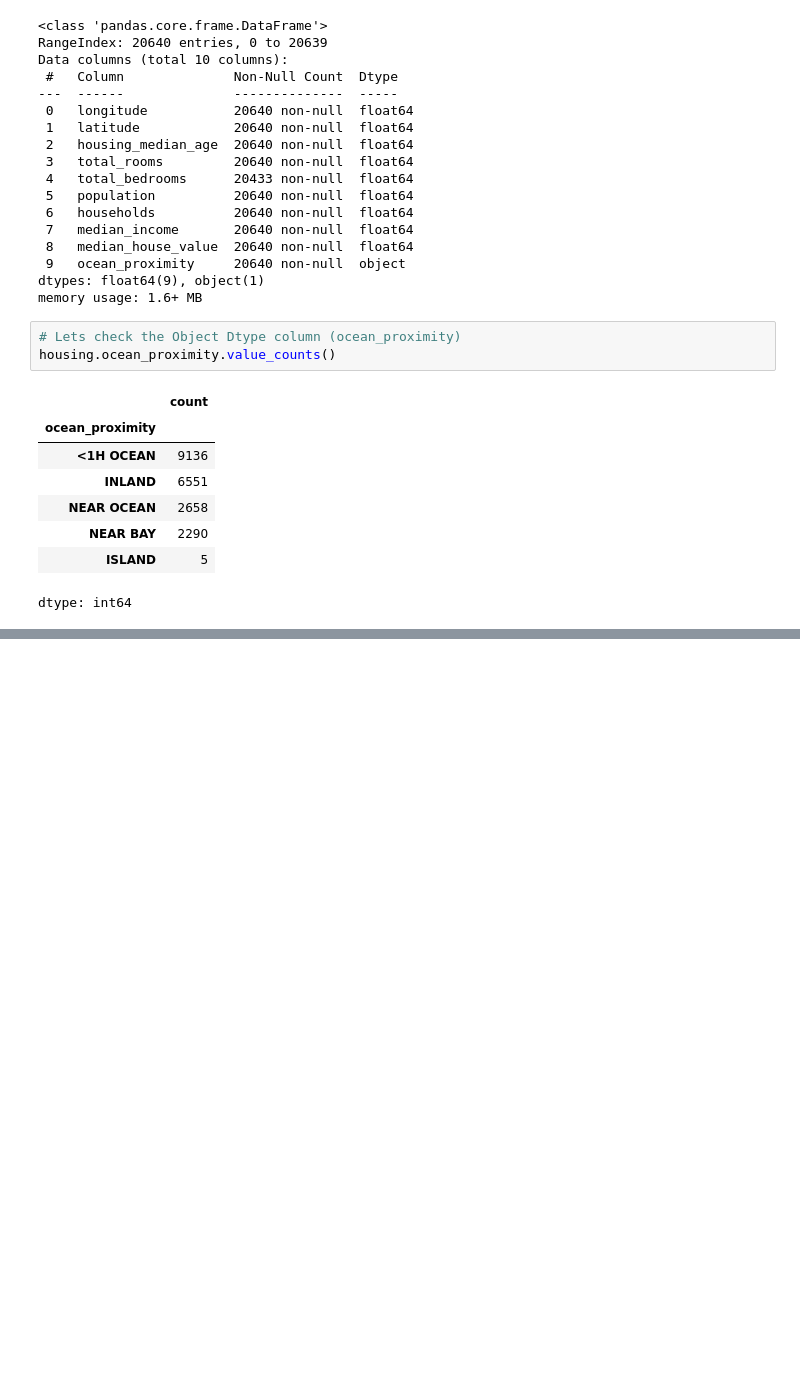
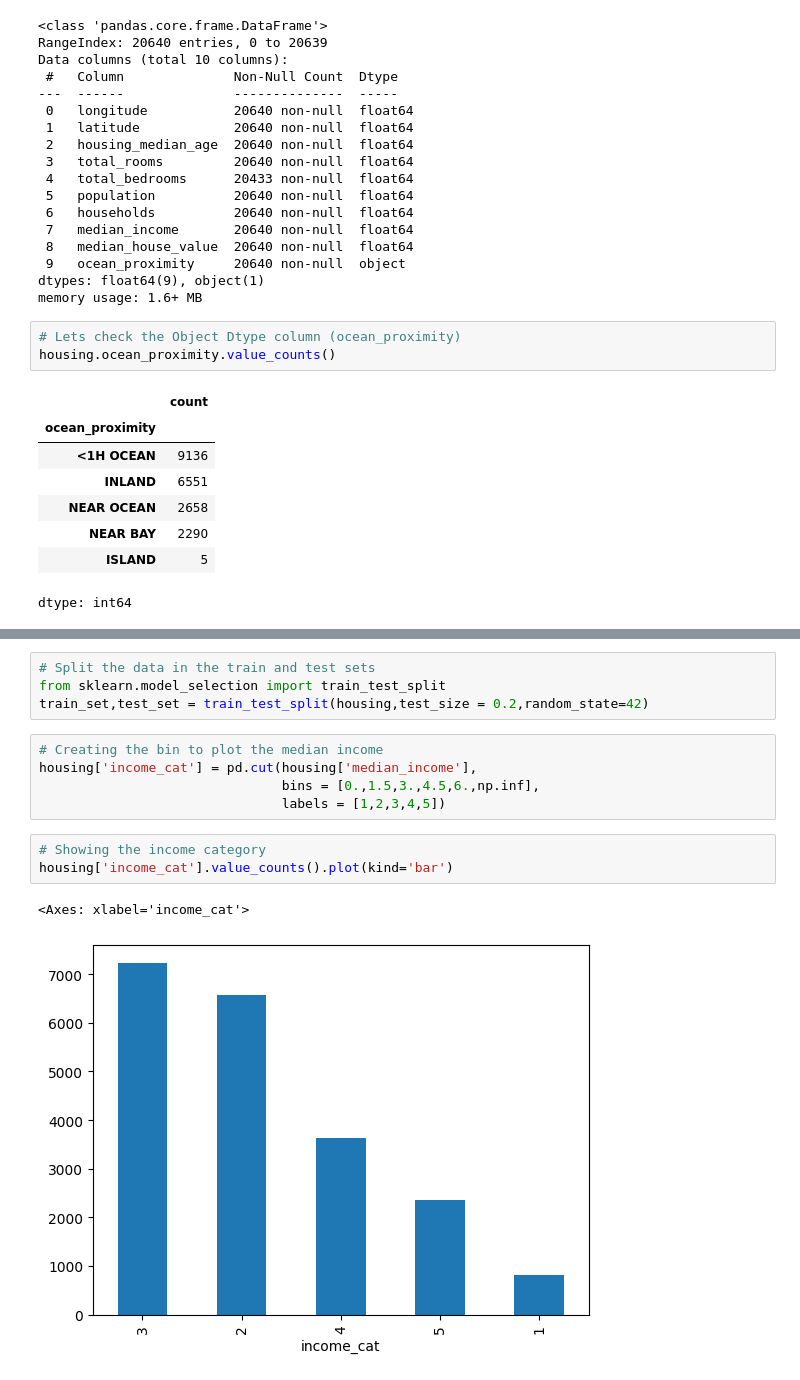
Before and after one commit to Abhi-pacific/housing_price_prediction, a Jupyter notebook: Housing_Price_Prediction.ipynb, the cells around one changed output, grey strips where cells are left out. Saved outputs shown, nothing was run; the diff lists cells and outputs as text; blank space fills up the shorter version.

Commit message:
income category added

```diff
--- a/Housing_Price_Prediction.ipynb
+++ b/Housing_Price_Prediction.ipynb
@@ -75,0 +83,15 @@ housing.describe()
+# %%
+# Split the data in the train and test sets
+from sklearn.model_selection import train_test_split
+train_set,test_set = train_test_split(housing,test_size = 0.2,random_state=42)
+# %%
+# Creating the bin to plot the median income
+housing['income_cat'] = pd.cut(housing['median_income'],
+                               bins = [0.,1.5,3.,4.5,6.,np.inf],
+                               labels = [1,2,3,4,5])
+# %%
+# Showing the income category
+housing['income_cat'].value_counts().plot(kind='bar')
+# %% [output]
+<Axes: xlabel='income_cat'>
+[figure, added]
```
Also changed, not shown: parts of 2 cells of this notebook.
